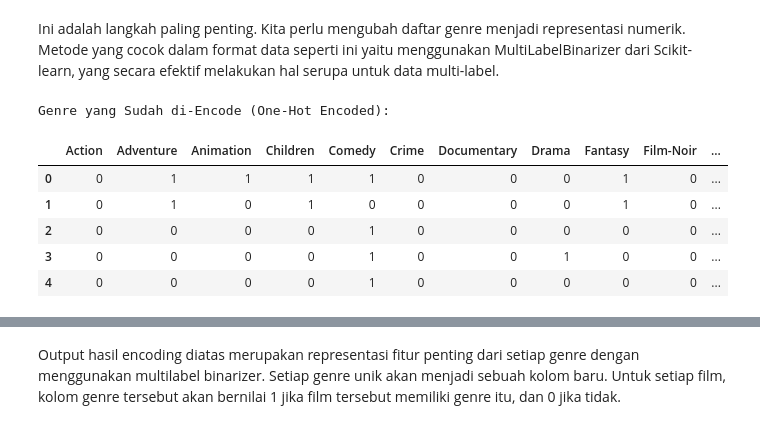
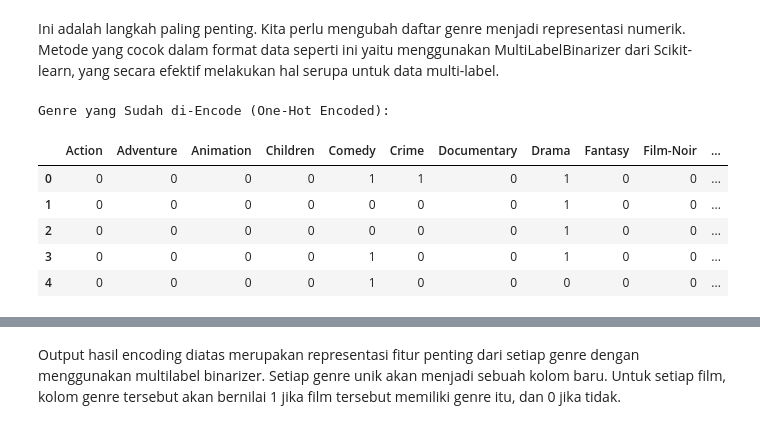
Before and after one commit to Alfthrpy/Movie-Recommendation, a Jupyter notebook: notebook.ipynb, the cells around one changed output, grey strips where cells are left out. Drawn from its saved outputs; the diff is of its cells as text; code cells hidden in the pictures.

```diff
--- a/notebook.ipynb
+++ b/notebook.ipynb
@@ -213,0 +476,3 @@ Kolom genres saat ini berisi satu string panjang yang dipisahkan oleh pipa (|).
+# %%
+df_all.dropna(inplace=True)
+df_all.isnull().sum()
@@ -213,0 +495,3 @@ Kolom genres saat ini berisi satu string panjang yang dipisahkan oleh pipa (|).
+# %%
+preparation = df_all.drop_duplicates('movieId')
+preparation
@@ -213,0 +514,13 @@ Kolom genres saat ini berisi satu string panjang yang dipisahkan oleh pipa (|).
+# %%
+# Mengonversi data series ‘placeID’ menjadi dalam bentuk list
+movieId = preparation['movieId'].tolist()
+
+# Mengonversi data series ‘Name’ menjadi dalam bentuk list
+title = preparation['title'].tolist()
+
+# Mengonversi data series ‘Rcuisine’ menjadi dalam bentuk list
+genres = preparation['genres_list'].tolist()
+
+print(len(movieId))
+print(len(title))
+print(len(genres))
@@ -213,0 +531,7 @@ Kolom genres saat ini berisi satu string panjang yang dipisahkan oleh pipa (|).
+# %%
+df_cbf = pd.DataFrame({
+    'movieId': movieId,
+    'title': title,
+    'genres': genres
+})
+df_cbf
@@ -218,23 +558,23 @@ Ini adalah langkah paling penting. Kita perlu mengubah daftar genre menjadi repr
 # %%
 
 
 mlb = MultiLabelBinarizer()
 
 # Terapkan MultiLabelBinarizer ke kolom 'genres_list'
 genre_encoded = pd.DataFrame(
-    mlb.fit_transform(df['genres_list']),
+    mlb.fit_transform(df_cbf['genres']),
     columns=mlb.classes_,
-    index=df.index
+    index=df_cbf.index
 )
 
 print("\nGenre yang Sudah di-Encode (One-Hot Encoded):")
 genre_encoded.head()
 # %% [output]
 Genre yang Sudah di-Encode (One-Hot Encoded):
 |  | Action | Adventure | Animation | Children | Comedy | Crime | Documentary | Drama | Fantasy | Film-Noir | ... |
-| 0 | 0 | 1 | 1 | 1 | 1 | 0 | 0 | 0 | 1 | 0 | ... |
-| 1 | 0 | 1 | 0 | 1 | 0 | 0 | 0 | 0 | 1 | 0 | ... |
-| 2 | 0 | 0 | 0 | 0 | 1 | 0 | 0 | 0 | 0 | 0 | ... |
+| 0 | 0 | 0 | 0 | 0 | 1 | 1 | 0 | 1 | 0 | 0 | ... |
+| 1 | 0 | 0 | 0 | 0 | 0 | 0 | 0 | 1 | 0 | 0 | ... |
+| 2 | 0 | 0 | 0 | 0 | 0 | 0 | 0 | 1 | 0 | 0 | ... |
 | 3 | 0 | 0 | 0 | 0 | 1 | 0 | 0 | 1 | 0 | 0 | ... |
 | 4 | 0 | 0 | 0 | 0 | 1 | 0 | 0 | 0 | 0 | 0 | ... |
 # %%
```
Also changed, not shown: parts of 74 cells of this notebook, 15 other files.
